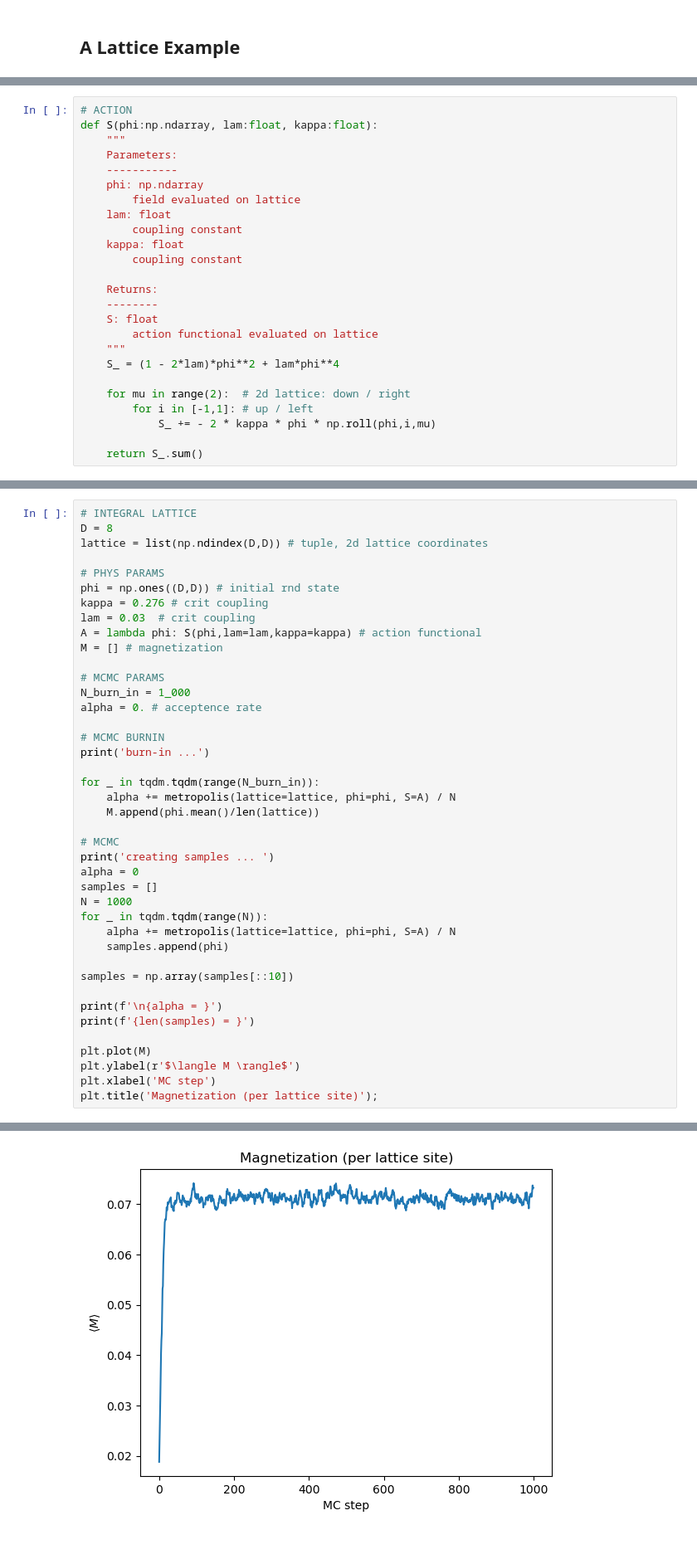
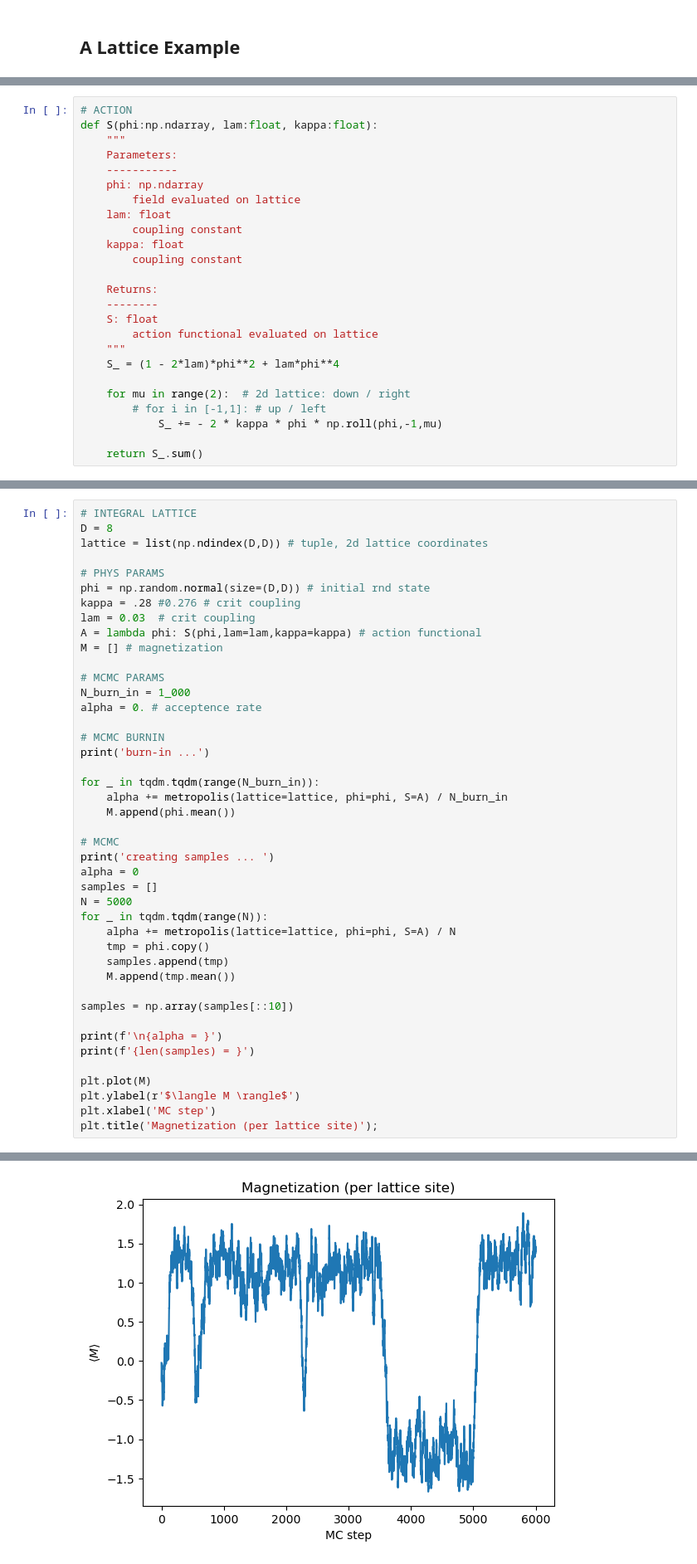
Before and after one commit to dHuberYoumans/CPNStN, a Jupyter notebook: MCMC/MCMC.ipynb, the cells around one changed output, grey strips where cells are left out. Shown: that part at 83% size. Cells and saved outputs as stored; diff of their text form.

```diff
--- a/MCMC/MCMC.ipynb
+++ b/MCMC/MCMC.ipynb
@@ -463,8 +463,8 @@ def S(phi:np.ndarray, lam:float, kappa:float):
     S_ = (1 - 2*lam)*phi**2 + lam*phi**4
 
     for mu in range(2):  # 2d lattice: down / right
-        for i in [-1,1]: # up / left
-            S_ += - 2 * kappa * phi * np.roll(phi,i,mu)
+        # for i in [-1,1]: # up / left
+            S_ += - 2 * kappa * phi * np.roll(phi,-1,mu)
 
     return S_.sum()
 # %%
@@ -495,8 +495,8 @@ D = 8
 lattice = list(np.ndindex(D,D)) # tuple, 2d lattice coordinates
 
 # PHYS PARAMS
-phi = np.ones((D,D)) # initial rnd state
-kappa = 0.276 # crit coupling
+phi = np.random.normal(size=(D,D)) # initial rnd state
+kappa = .28 #0.276 # crit coupling
 lam = 0.03  # crit coupling
 A = lambda phi: S(phi,lam=lam,kappa=kappa) # action functional
 M = [] # magnetization
@@ -509,17 +509,19 @@ alpha = 0. # acceptence rate
 print('burn-in ...')
 
 for _ in tqdm.tqdm(range(N_burn_in)):
-    alpha += metropolis(lattice=lattice, phi=phi, S=A) / N
-    M.append(phi.mean()/len(lattice))
+    alpha += metropolis(lattice=lattice, phi=phi, S=A) / N_burn_in
+    M.append(phi.mean())
 
 # MCMC
 print('creating samples ... ')
 alpha = 0
 samples = []
-N = 1000
+N = 5000
 for _ in tqdm.tqdm(range(N)):
     alpha += metropolis(lattice=lattice, phi=phi, S=A) / N
-    samples.append(phi)
+    tmp = phi.copy()
+    samples.append(tmp)
+    M.append(tmp.mean())
 
 samples = np.array(samples[::10])
 
@@ -538,3 +540,3 @@ len(samples) = 100
-[figure, old version]
+[figure, new version]
 # %%
 # PHASE TRANSITION OF MAGNETIZATION
```
Also changed, not shown: parts of 3 cells of this notebook.
